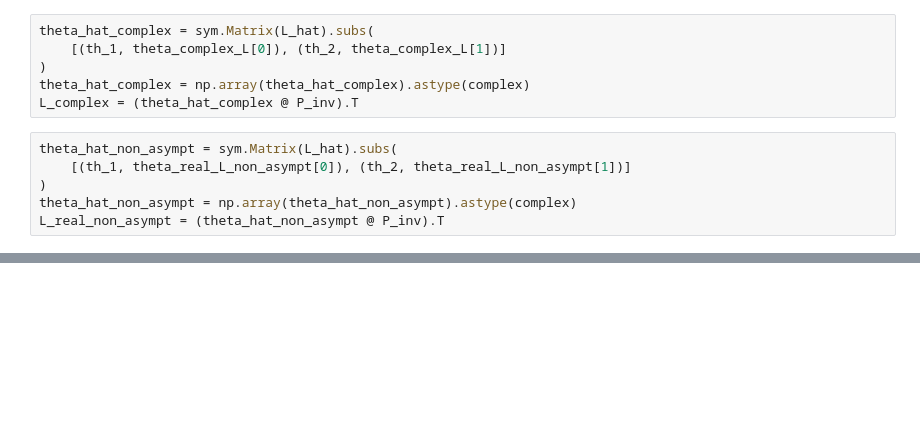
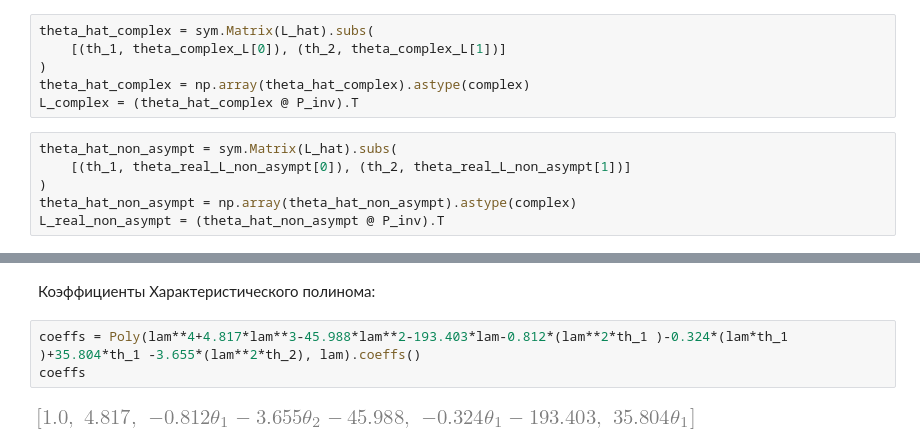
Before and after one commit to acid9reen/ct_lab, a Jupyter notebook: source.ipynb, the cells around one changed output, grey strips where cells are left out. Drawn from its saved outputs; the diff is of its cells as text; blank space fills up the shorter version.

```diff
--- a/source.ipynb
+++ b/source.ipynb
@@ -205,0 +332,7 @@ plt.show()
+# %% [markdown]
+Коэффициенты Характеристического полинома:
+# %%
+coeffs = Poly(lam**4+4.817*lam**3-45.988*lam**2-193.403*lam-0.812*(lam**2*th_1 )-0.324*(lam*th_1 )+35.804*th_1 -3.655*(lam**2*th_2), lam).coeffs()
+coeffs
+# %% [output]
+[figure, added]
```
Also changed, not shown: parts of 36 cells of this notebook.
